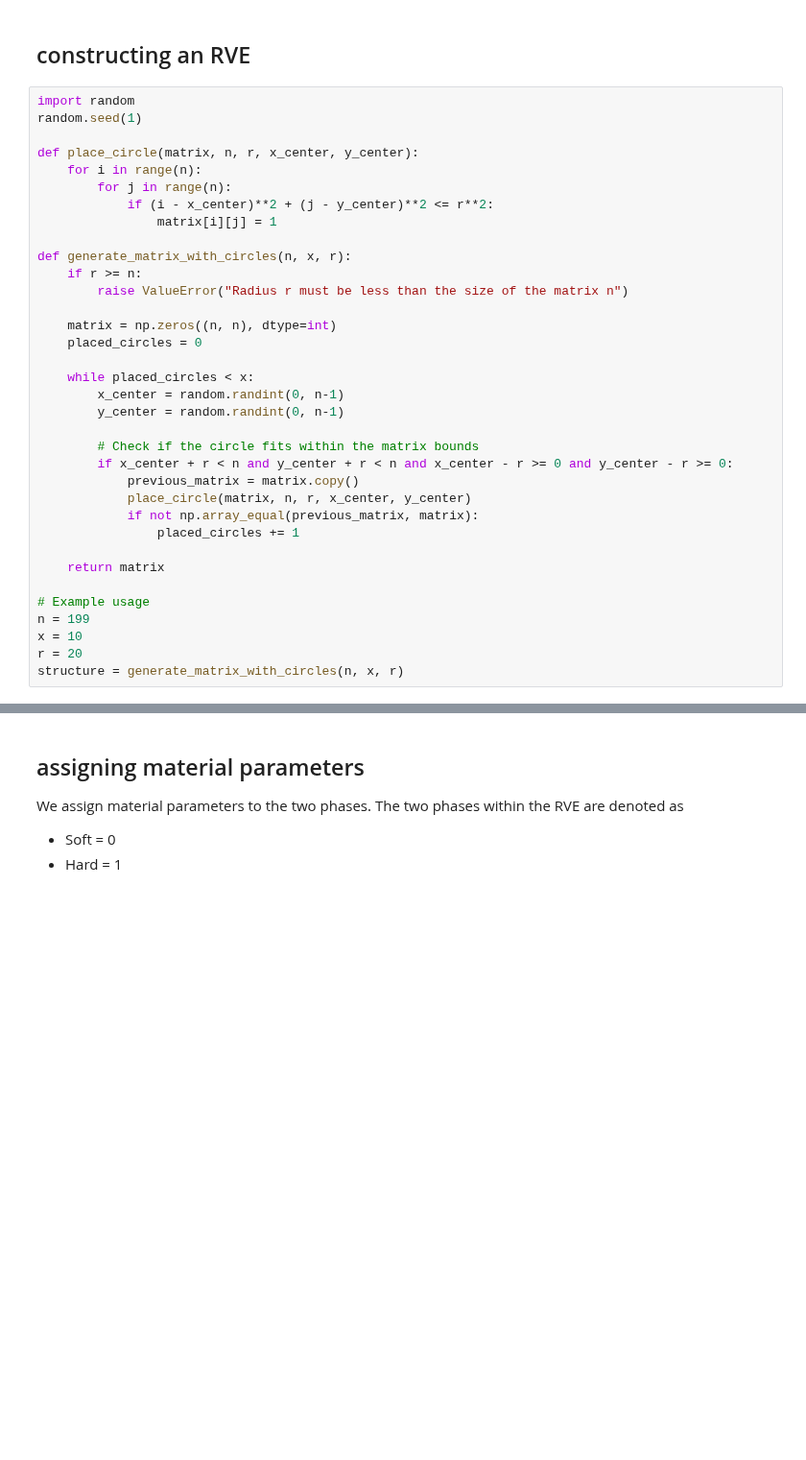
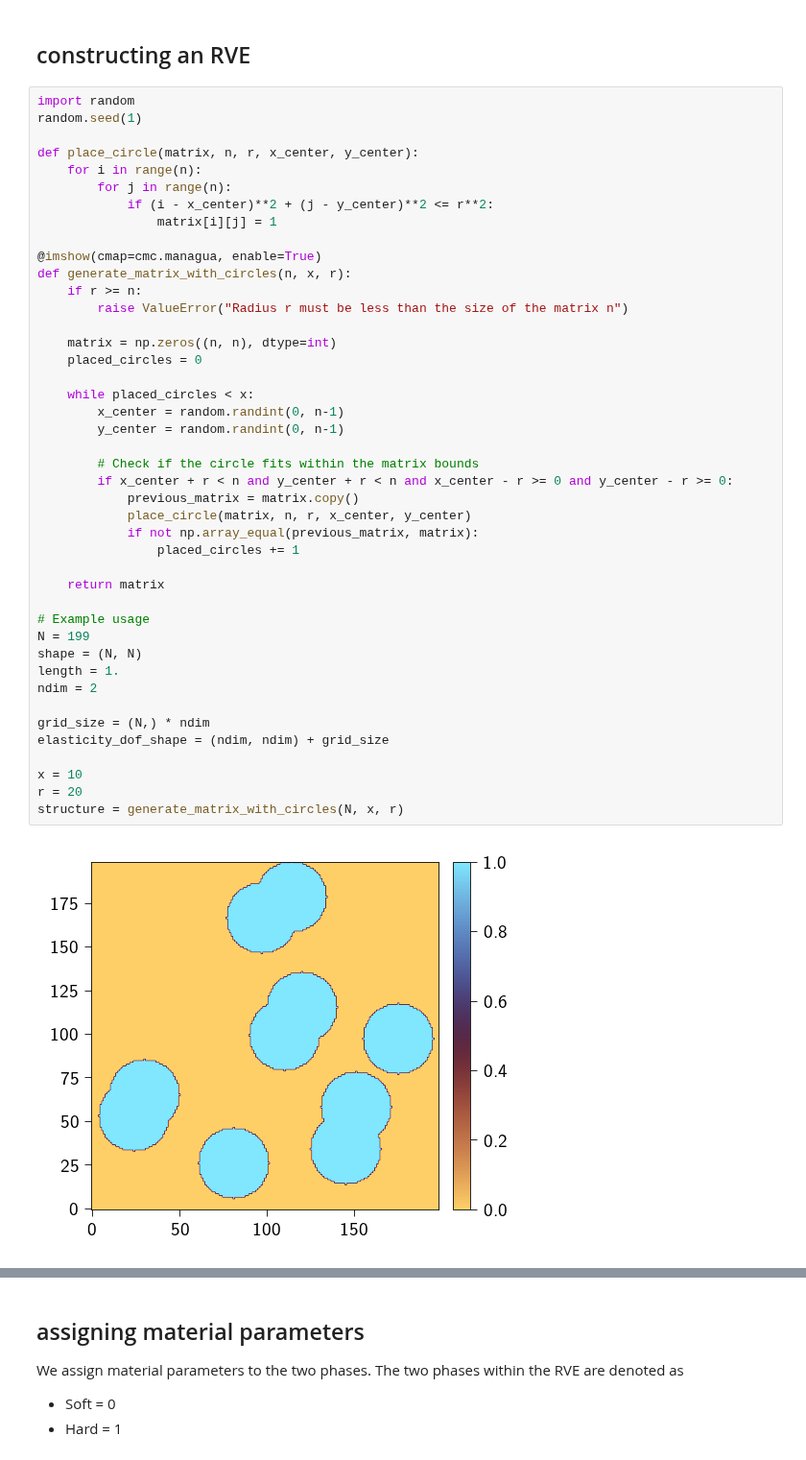
Before and after one commit to smec-ethz/xpektra, a Jupyter notebook: examples/j2_plasticity.ipynb, the cells around one changed output, grey strips where cells are left out. Shown at 96% size. Drawn from its saved outputs; the diff is of its cells as text; blank space fills up the shorter version.

```diff
--- a/examples/j2_plasticity.ipynb
+++ b/examples/j2_plasticity.ipynb
@@ -62,32 +40,42 @@ random.seed(1)
 
 def place_circle(matrix, n, r, x_center, y_center):
     for i in range(n):
         for j in range(n):
             if (i - x_center)**2 + (j - y_center)**2 <= r**2:
                 matrix[i][j] = 1
 
+@imshow(cmap=cmc.managua, enable=True)
 def generate_matrix_with_circles(n, x, r):
     if r >= n:
         raise ValueError("Radius r must be less than the size of the matrix n")
 
     matrix = np.zeros((n, n), dtype=int)
     placed_circles = 0
 
     while placed_circles < x:
         x_center = random.randint(0, n-1)
         y_center = random.randint(0, n-1)
 
         # Check if the circle fits within the matrix bounds
         if x_center + r < n and y_center + r < n and x_center - r >= 0 and y_center - r >= 0:
             previous_matrix = matrix.copy()
             place_circle(matrix, n, r, x_center, y_center)
             if not np.array_equal(previous_matrix, matrix):
                 placed_circles += 1
 
     return matrix
 
 # Example usage
-n = 199
+N = 199
+shape = (N, N)
+length = 1.
+ndim = 2
+
+grid_size = (N,) * ndim
+elasticity_dof_shape = (ndim, ndim) + grid_size
+
 x = 10
 r = 20
-structure = generate_matrix_with_circles(n, x, r)
+structure = generate_matrix_with_circles(N, x, r)
+# %% [output]
+[figure, added]
```
Also changed, not shown: parts of 33 cells of this notebook, 4 other files.
